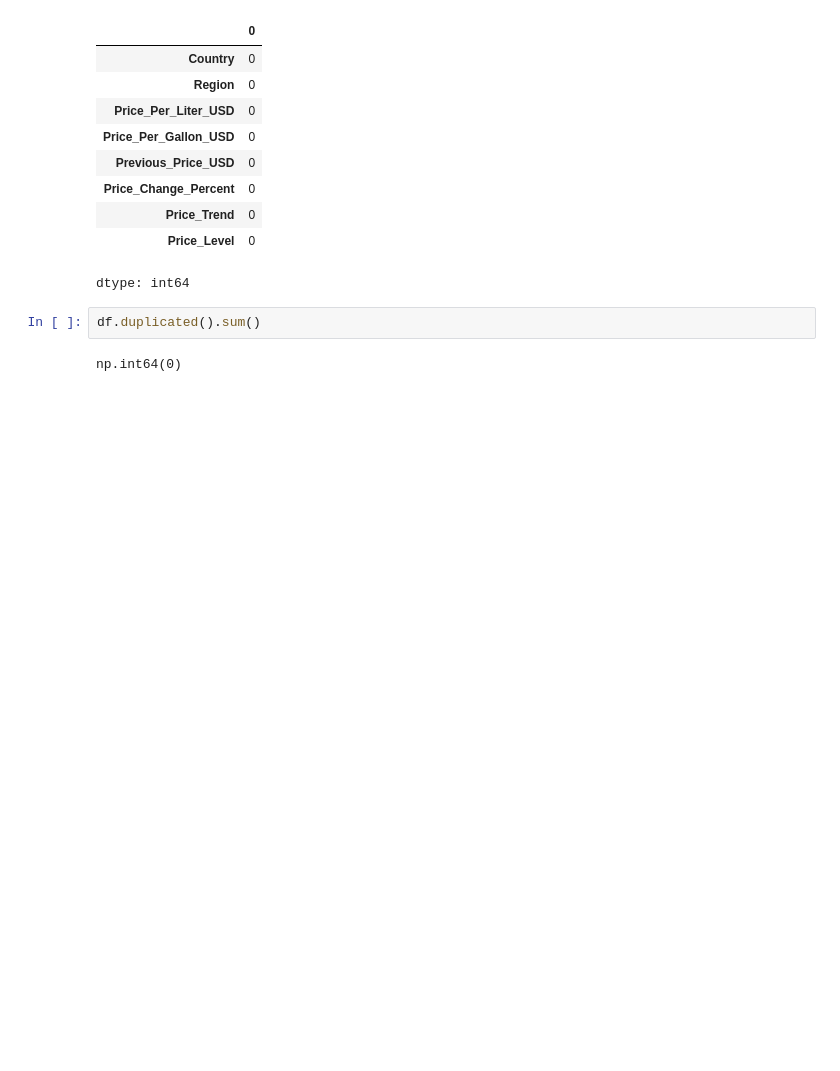
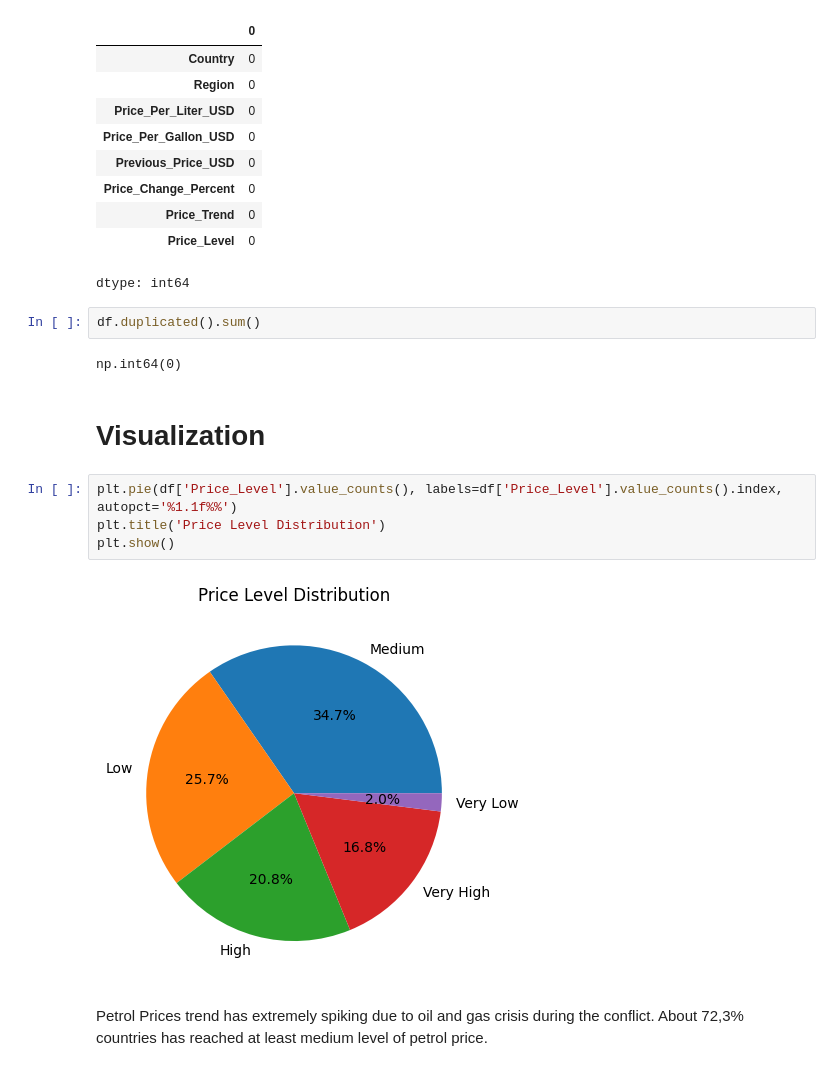
Before and after one commit to Ichsan4Fa/Global-Petrol-Prices-2026-Analysis, a Jupyter notebook: Global_Petrol_Prices_2026_Analysis.ipynb, the cells around one changed output. Drawn from its saved outputs; the diff is of its cells as text; blank space fills up the shorter version.

Commit message:
Added pie visualization

```diff
--- a/Global_Petrol_Prices_2026_Analysis.ipynb
+++ b/Global_Petrol_Prices_2026_Analysis.ipynb
@@ -111,3 +117,13 @@ dtype: int64
 df.duplicated().sum()
 # %% [output]
 np.int64(0)
+# %% [markdown]
+# Visualization
+# %%
+plt.pie(df['Price_Level'].value_counts(), labels=df['Price_Level'].value_counts().index, autopct='%1.1f%%')
+plt.title('Price Level Distribution')
+plt.show()
+# %% [output]
+[figure, added]
+# %% [markdown]
+Petrol Prices trend has extremely spiking due to oil and gas crisis during the conflict. About 72,3% countries has reached at least medium level of petrol price.
```
Also changed, not shown: parts of 4 cells of this notebook.
